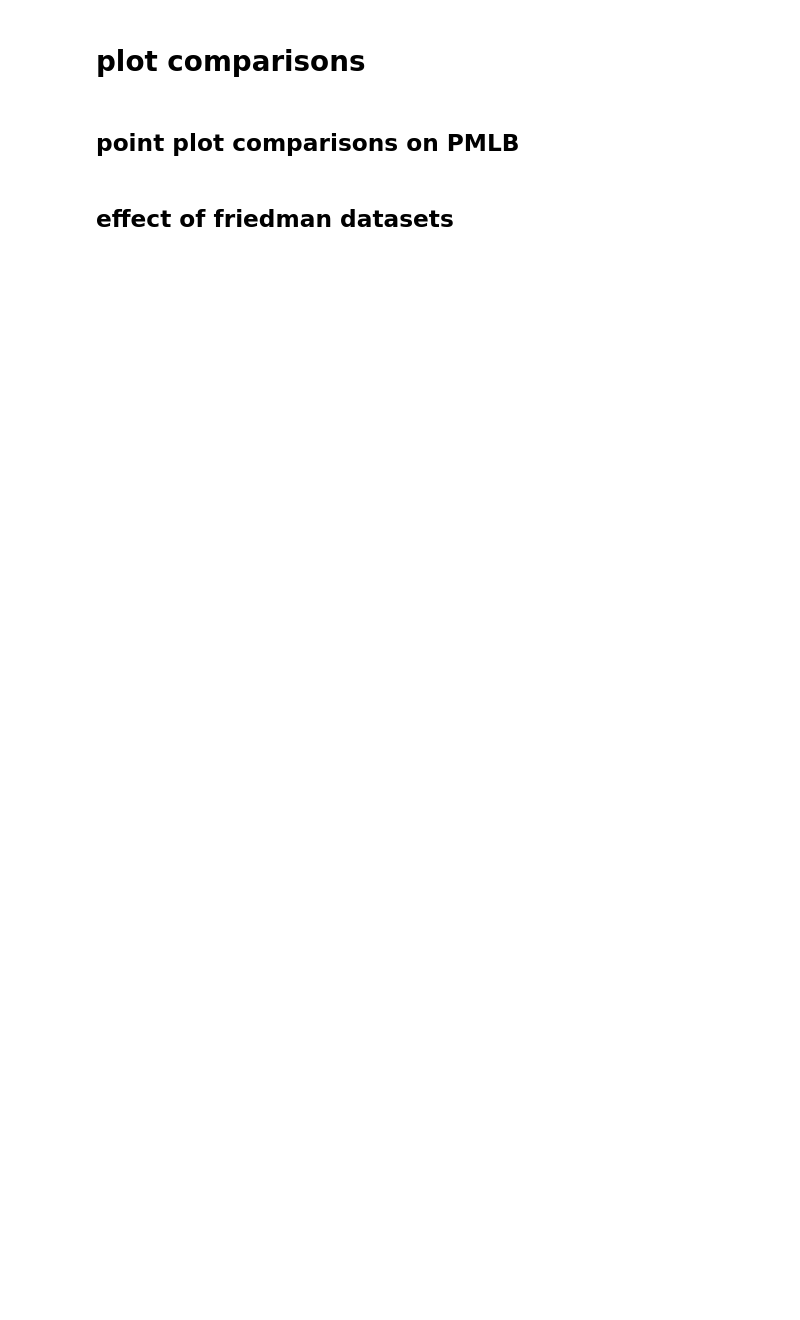
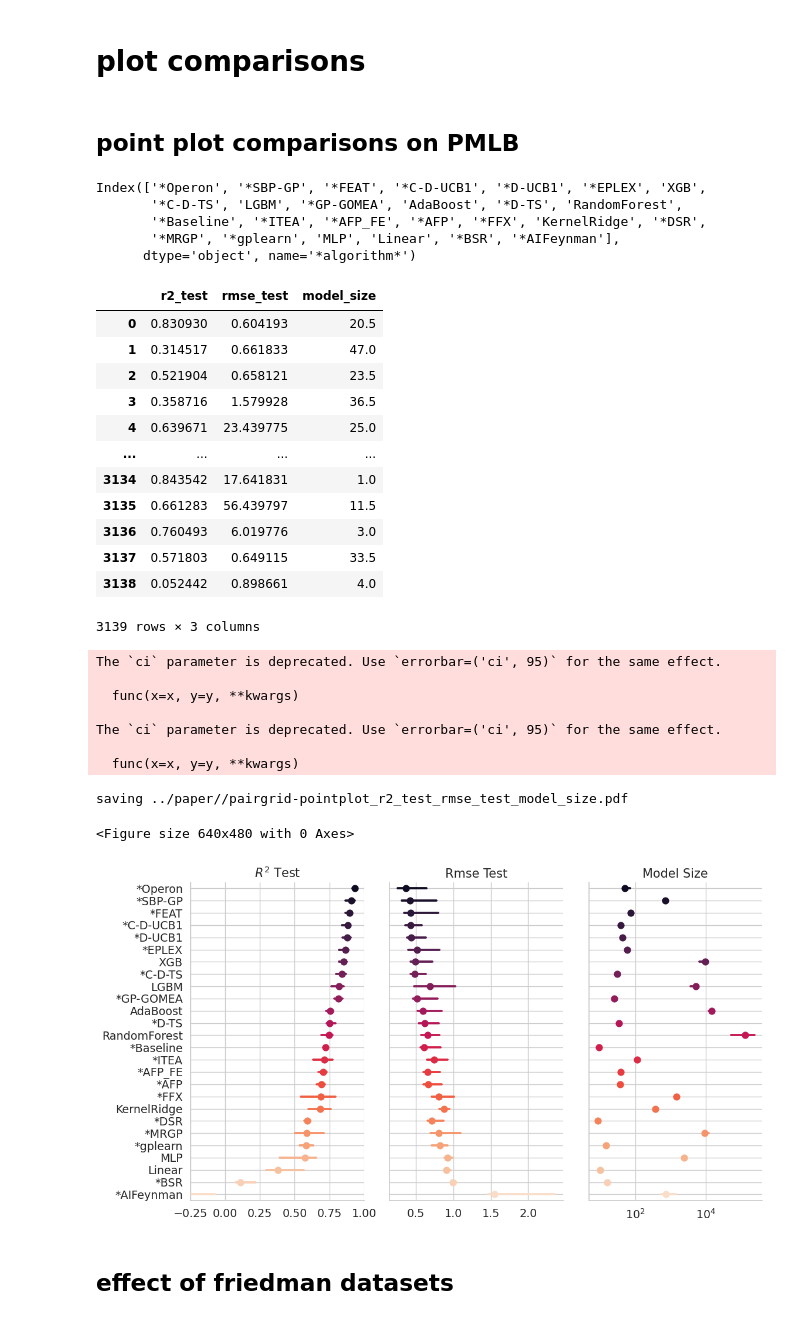
Before and after one commit to gAldeia/srbench, a Jupyter notebook: postprocessing/blackbox_results.ipynb, the cells around one changed output. Saved outputs shown, nothing was run; the diff lists cells and outputs as text; code cells hidden in the pictures; blank space fills up the shorter version.

Commit message:
Included brush in the experiments. changed postprocessing to work with brush

```diff
--- a/postprocessing/blackbox_results.ipynb
+++ b/postprocessing/blackbox_results.ipynb
@@ -132,7 +153,16 @@ df_results = df_results.rename(columns={'time_time':'training time (s)'})
 df_results.loc[:,'training time (hr)'] = df_results['training time (s)']/3600
 
 # rename FeatStaticSplit to StaticSplit
-df_results['algorithm'] = df_results['algorithm'].apply(lambda x: x.replace('FeatStaticSplit','StaticSplit'))
+df_results['algorithm'] = df_results['algorithm'].apply(lambda x: x.replace('featStaticSplit','FEAT S-Split'))
+df_results['algorithm'] = df_results['algorithm'].apply(lambda x: x.replace('featSemiSplit','FEAT SD-Split'))
+df_results['algorithm'] = df_results['algorithm'].apply(lambda x: x.replace('featDynamicSplit','FEAT D-Split'))
+df_results['algorithm'] = df_results['algorithm'].apply(lambda x: x.replace('feat','FEAT(e-lex)'))
+
+df_results['algorithm'] = df_results['algorithm'].apply(lambda x: x.replace('brush_C_D_UCB1','C-D-UCB1'))
+df_results['algorithm'] = df_results['algorithm'].apply(lambda x: x.replace('brush_C_D_TS','C-D-TS'))
+df_results['algorithm'] = df_results['algorithm'].apply(lambda x: x.replace('brush_D_UCB1','D-UCB1'))
+df_results['algorithm'] = df_results['algorithm'].apply(lambda x: x.replace('brush_D_TS','D-TS'))
+df_results['algorithm'] = df_results['algorithm'].apply(lambda x: x.replace('brush','Baseline'))
 
 # add modified R2 with 0 floor
 df_results['r2_zero_test'] = df_results['r2_test'].apply(lambda x: max(x,0))
@@ -158,14 +188,5 @@ print('results saved to ../results/black-box_results_local.feather')
 print('mean trial count:')
 print(df_results.groupby('algorithm')['dataset'].count().sort_values()
       / df_results.dataset.nunique())
-
-##########
-# load results
-##########
-df_results = pd.read_feather('../results/black-box_results.feather')
-
-# combine with local results
-df_results_local = pd.read_feather('../results/black-box_results_local.feather')
-df_results = pd.concat([df_results_local, df_results], axis=0)
 # %% [output]
 0 fails: []
@@ -272,28 +369,39 @@ def compare(df_compare, x='r2_test',y='algorithm', row=None, col=None, scale=Non
 ## point plot comparisons on PMLB
 # %%
 # Make the PairGrid
-sns.set_style("whitegrid")
+sns.set(font_scale=1.25, style='whitegrid')
+# sns.set(palette='magma')
+sns.despine(left=True, bottom=True)
+
 df_plot=df_sum.copy()
 
 df_plot['*algorithm*'] = df_plot['algorithm'].apply(lambda x: '*'+x if x in symbolic_algs else x)
+
 # different options
 x_vars=[
-        'rmse_test',
-#         'log_mse_test',
 #         'r2_test_norm',
         'r2_test',
 #         'r2_test_rank',
-#         'model_size',
+        'rmse_test',
+#         'log_mse_test',
+        'model_size',
 #         'model_size_rank',
-        'training time (s)',
+#        'training time (s)',
 ]
 order = df_plot.groupby('*algorithm*')[x_vars[0]].median().sort_values(
                     ascending='r2' not in x_vars[0] or 'rank' in x_vars[0]).index
+
+print(order)
+
+display(df_plot[x_vars])
 g = sns.PairGrid(df_plot,
                  x_vars=x_vars,
                  y_vars=['*algorithm*'],
                  height=6.5,
                  aspect=0.6,
+                  hue="*algorithm*",
+                  hue_order=order,
+                  palette=sns.color_palette("rocket", n_colors=26),
 #                  hue='symbolic_dataset'
                 )
 
@@ -303,35 +411,64 @@ g.map(sns.pointplot,
       orient="h",
       #jitter=False,
       order=order,
-      palette="flare_r",
+      hue_order=order,
+      palette=sns.color_palette("rocket", n_colors=26),
       #linewidth=1,
       #markeredgecolor='w',
       join=False,
       estimator=np.median,
       n_boot=1000,
       ci=95
      )
 # # Use semantically meaningful titles for the columns
 titles = [x.replace('_',' ').title().replace('(S)','(s)').replace('R2','$R^2$') for x in x_vars]
 g.axes.flat[0].set_ylabel('')
 for ax, title in zip(g.axes.flat, titles):
 
     # Set a different title for each axes
     ax.set(title=title)
     ax.set_xlabel('')
 
     if any([n in title.lower() for n in ['size','time']]):
         ax.set_xscale('log')
 
     if title == '$R^2$ Test':
         ax.set_xlim([-.25,1])
 
     # Make the grid horizontal instead of vertical
     ax.yaxis.grid(True)
 
-sns.despine(left=True, bottom=True)
 
 save(name='_'.join(['pairgrid-pointplot']+x_vars))
+# %% [output]
+Index(['*Operon', '*SBP-GP', '*FEAT', '*C-D-UCB1', '*D-UCB1', '*EPLEX', 'XGB',
+       '*C-D-TS', 'LGBM', '*GP-GOMEA', 'AdaBoost', '*D-TS', 'RandomForest',
+       '*Baseline', '*ITEA', '*AFP_FE', '*AFP', '*FFX', 'KernelRidge', '*DSR',
+       '*MRGP', '*gplearn', 'MLP', 'Linear', '*BSR', '*AIFeynman'],
+      dtype='object', name='*algorithm*')
+|  | r2_test | rmse_test | model_size |
+| 0 | 0.830930 | 0.604193 | 20.5 |
+| 1 | 0.314517 | 0.661833 | 47.0 |
+| 2 | 0.521904 | 0.658121 | 23.5 |
+| 3 | 0.358716 | 1.579928 | 36.5 |
+| 4 | 0.639671 | 23.439775 | 25.0 |
+| ... | ... | ... | ... |
+| 3134 | 0.843542 | 17.641831 | 1.0 |
+| 3135 | 0.661283 | 56.439797 | 11.5 |
+| 3136 | 0.760493 | 6.019776 | 3.0 |
+| 3137 | 0.571803 | 0.649115 | 33.5 |
+| 3138 | 0.052442 | 0.898661 | 4.0 |
+3139 rows × 3 columns
+The `ci` parameter is deprecated. Use `errorbar=('ci', 95)` for the same effect.
+
+  func(x=x, y=y, **kwargs)
+
+The `ci` parameter is deprecated. Use `errorbar=('ci', 95)` for the same effect.
+
+  func(x=x, y=y, **kwargs)
+saving ../paper//pairgrid-pointplot_r2_test_rmse_test_model_size.pdf
+<Figure size 640x480 with 0 Axes>
+[figure, added]
 # %% [markdown]
 ## effect of friedman datasets
 # %%
```
Also changed, not shown: parts of 14 cells of this notebook, 10 other files.
